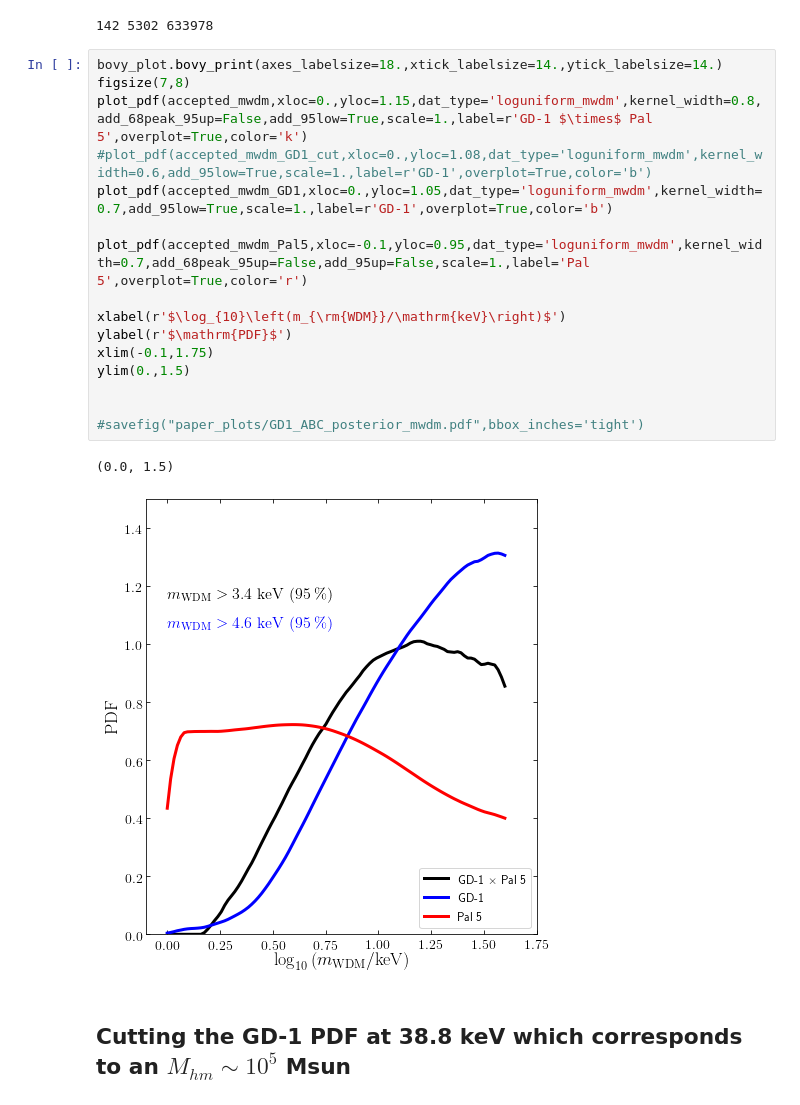
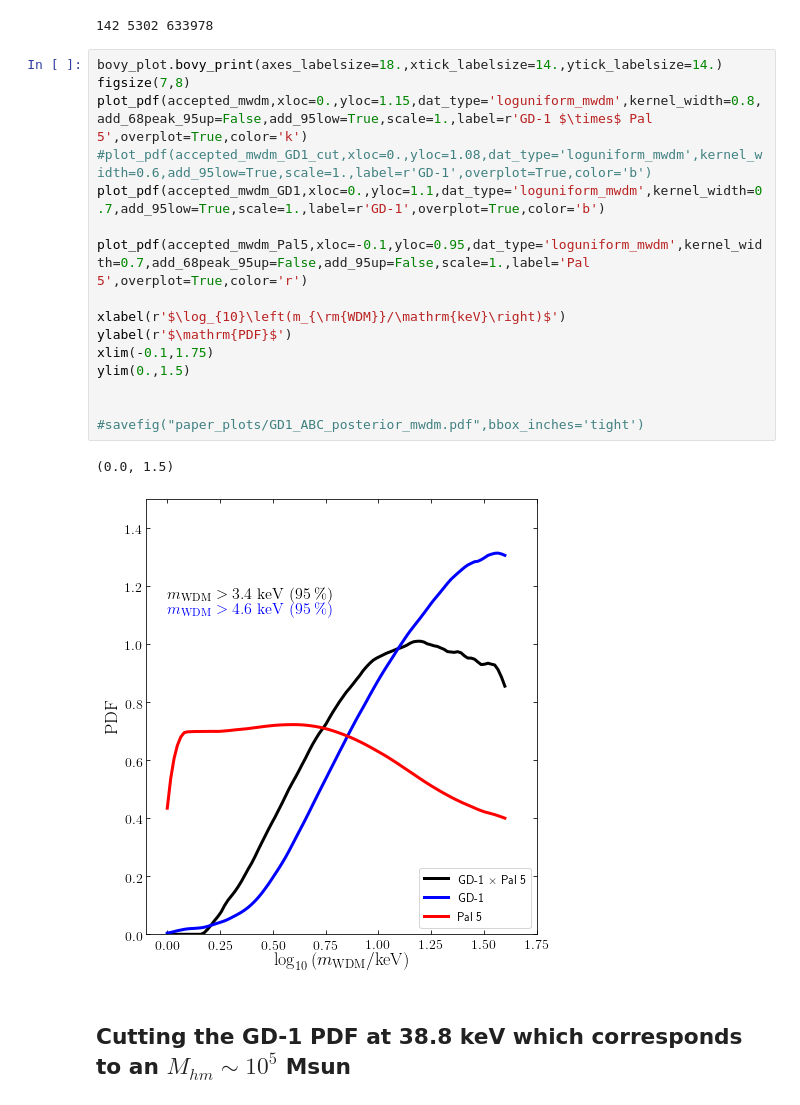
Before and after one commit to nbanik/Analyze_GD-1, a Jupyter notebook: Combine_GD1_Pal5_PDFs.ipynb, the cells around one changed output. Cells and saved outputs as stored; diff of their text form.

```diff
--- a/Combine_GD1_Pal5_PDFs.ipynb
+++ b/Combine_GD1_Pal5_PDFs.ipynb
@@ -957,22 +957,22 @@ print (len(accepted_mwdm),len(accepted_mwdm_GD1),len(accepted_mwdm_Pal5))
 # %%
 bovy_plot.bovy_print(axes_labelsize=18.,xtick_labelsize=14.,ytick_labelsize=14.)
 figsize(7,8)
 plot_pdf(accepted_mwdm,xloc=0.,yloc=1.15,dat_type='loguniform_mwdm',kernel_width=0.8,add_68peak_95up=False,add_95low=True,scale=1.,label=r'GD-1 $\times$ Pal 5',overplot=True,color='k')
 #plot_pdf(accepted_mwdm_GD1_cut,xloc=0.,yloc=1.08,dat_type='loguniform_mwdm',kernel_width=0.6,add_95low=True,scale=1.,label=r'GD-1',overplot=True,color='b')
-plot_pdf(accepted_mwdm_GD1,xloc=0.,yloc=1.05,dat_type='loguniform_mwdm',kernel_width=0.7,add_95low=True,scale=1.,label=r'GD-1',overplot=True,color='b')
+plot_pdf(accepted_mwdm_GD1,xloc=0.,yloc=1.1,dat_type='loguniform_mwdm',kernel_width=0.7,add_95low=True,scale=1.,label=r'GD-1',overplot=True,color='b')
 
 plot_pdf(accepted_mwdm_Pal5,xloc=-0.1,yloc=0.95,dat_type='loguniform_mwdm',kernel_width=0.7,add_68peak_95up=False,add_95up=False,scale=1.,label='Pal 5',overplot=True,color='r')
 
 xlabel(r'$\log_{10}\left(m_{\rm{WDM}}/\mathrm{keV}\right)$')
 ylabel(r'$\mathrm{PDF}$')
 xlim(-0.1,1.75)
 ylim(0.,1.5)
 
 
 #savefig("paper_plots/GD1_ABC_posterior_mwdm.pdf",bbox_inches='tight')
 # %% [output]
 (0.0, 1.5)
-[figure, old version]
+[figure, new version]
 # %% [markdown]
 ## Cutting the GD-1 PDF at 38.8 keV which corresponds to an $M_{hm} \sim 10^5$ Msun
 # %%
```
Also changed, not shown: parts of 1 cell of this notebook.
